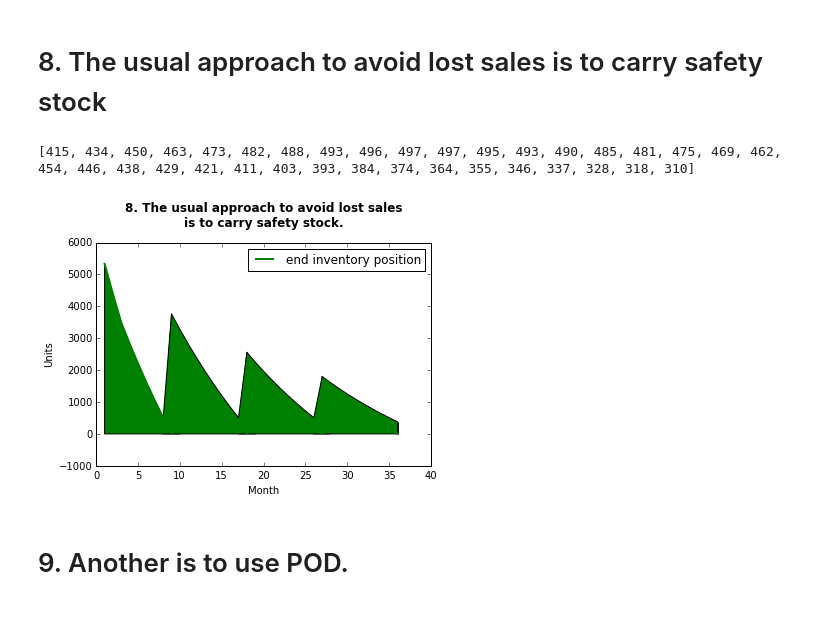
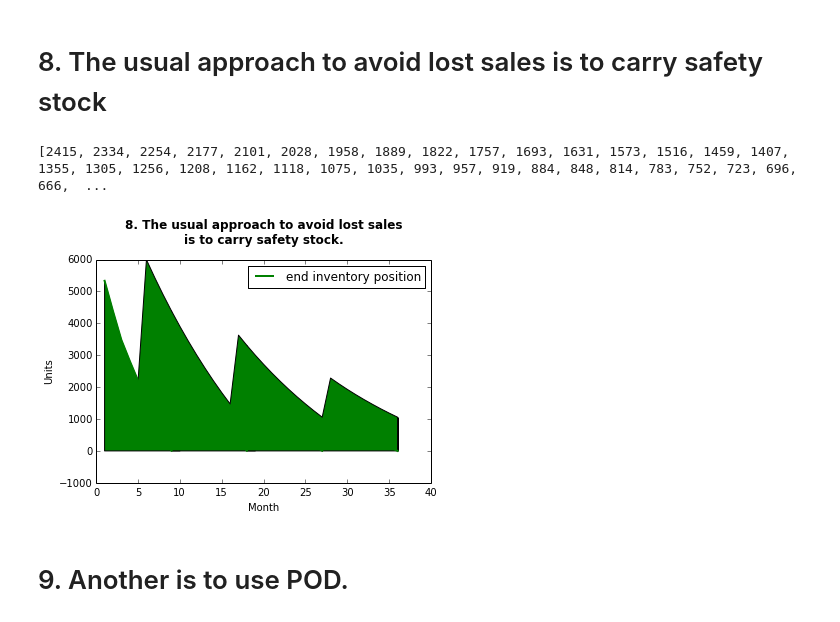
Before and after one commit to treadwell/IPython-Notebooks, a Jupyter notebook: Inventory Planning Graphs.ipynb, the cells around one changed output. Saved outputs shown, nothing was run; the diff lists cells and outputs as text; code cells hidden in the pictures.

```diff
--- a/Inventory Planning Graphs.ipynb
+++ b/Inventory Planning Graphs.ipynb
@@ -394,30 +442,32 @@ Note there are many things that will keep you from actually having to incur this
 # %%
 # develop plan with ROPs loaded
 
-reorder_point = [int((replen_lead_time)**0.5 * 1.96 * sd) for sd in sd_forecast]
+# ROP = replen_lead_time * fcst + 1.96 *(replen_lead_time*sd**2)**0.5
+
+reorder_point = [int(replen_lead_time*fcst +1.96*(replen_lead_time*sd**2)**0.5) for fcst, sd in zip(forecast,sd_forecast)]
 print reorder_point
 
 
 orders_ss, POD_orders_ss, start_inv_ss, end_inv_ss, avg_inv_ss = determine_plan(forecast, returns, reorder_point, cost)
 
 FMC_ss, VMC_ss, POD_VMC_ss, umc_ss, carry_stg_cost_ss = calc_costs(orders_ss, POD_orders_ss, avg_inv_ss, cost)
 
 plt.plot(month,end_inv, linewidth=2.0, label='end inventory position',
          color ='green')
 d = array([0]*number_months)
 plt.fill_between(month, d, end_inv_ss, where=end_inv<=d,
                  interpolate=True, facecolor='red')
 plt.fill_between(month, d, end_inv_ss, where=end_inv>=d,
                  interpolate=True, facecolor='green')
 plt.ylabel('Units')
 plt.xlabel('Month')
 plt.title('8. The usual approach to avoid lost sales\nis to carry safety stock.', y=1.05, weight = "bold")
 plt.legend()
 savefig(path + '08_safety_stock.png')
 plt.show(8)
 # %% [output]
-[415, 434, 450, 463, 473, 482, 488, 493, 496, 497, 497, 495, 493, 490, 485, 481, 475, 469, 462, 454, 446, 438, 429, 421, 411, 403, 393, 384, 374, 364, 355, 346, 337, 328, 318, 310]
+[2415, 2334, 2254, 2177, 2101, 2028, 1958, 1889, 1822, 1757, 1693, 1631, 1573, 1516, 1459, 1407, 1355, 1305, 1256, 1208, 1162, 1118, 1075, 1035, 993, 957, 919, 884, 848, 814, 783, 752, 723, 696, 666,  ...
-[figure, old version]
+[figure, new version]
 # %% [markdown]
 # 9. Another is to use POD.
 # %%
```
Also changed, not shown: parts of 11 cells of this notebook, 14 other files.
